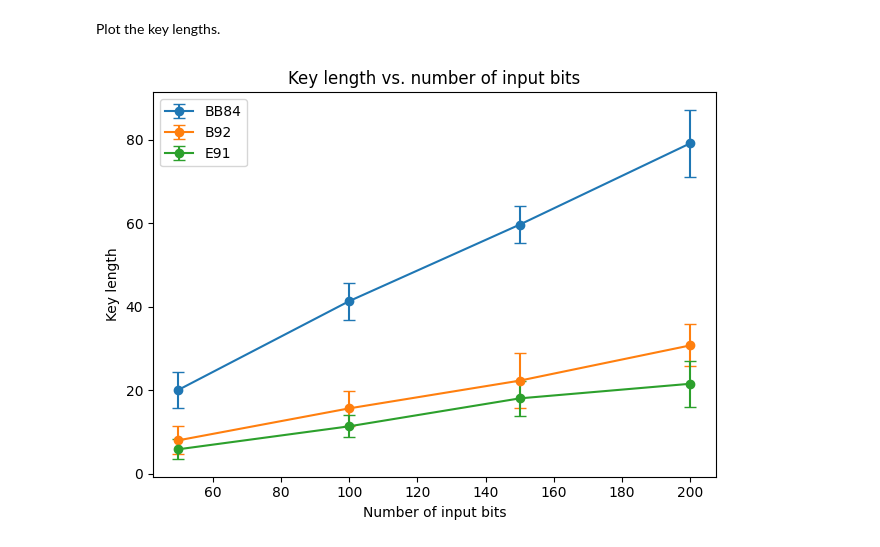
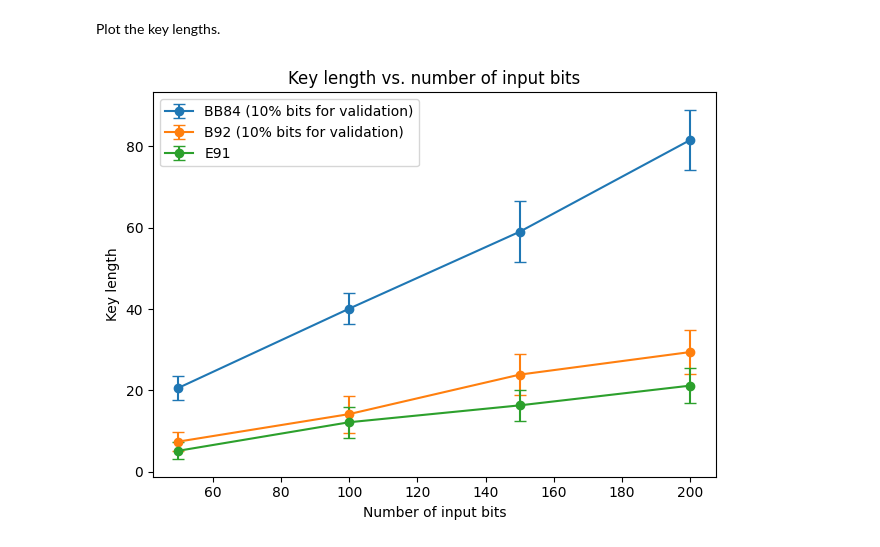
Before and after one commit to sbaldasty/pychorq, a Jupyter notebook: src/analysis/length.ipynb, the cells around one changed output. Cells and saved outputs as stored; diff of their text form; code cells hidden in the pictures.

```diff
--- a/src/analysis/length.ipynb
+++ b/src/analysis/length.ipynb
@@ -14,12 +18,11 @@ PCT_CHK = 10
 
 alice = Party('alice')
 bob = Party('bob')
+eve = Party('eve')
 source = Party('source')
 # %% [markdown]
 Run each protocol a number of times for various bit counts.
 # %%
-import numpy as np
-
 bit_vals = []
 bb84_lens = []
 b92_lens = []
@@ -30,11 +33,11 @@ for n_bits in N_BIT_VALS:
     b92_trial_lens = []
     e91_trial_lens = []
     for _ in range(N_TRIALS):
-        a_key, _, _, _ = bb84(alice, bob, n_bits, max(1, n_bits // PCT_CHK), 0)
+        a_key, _, _, _ = bb84(alice, bob, eve, n_bits, max(1, n_bits // PCT_CHK))
         bb84_trial_lens.append(len(a_key.val))
-        a_key, _, _, _ = b92(alice, bob, n_bits, max(1, n_bits // PCT_CHK), 0)
+        a_key, _, _, _ = b92(alice, bob, eve, n_bits, max(1, n_bits // PCT_CHK))
         b92_trial_lens.append(len(a_key.val))
-        a_key, _, _, _ = e91(alice, bob, n_bits, source)
+        a_key, _, _, _ = e91(alice, bob, eve, source, n_bits)
         e91_trial_lens.append(len(a_key.val))
     bit_vals.append(n_bits)
     bb84_lens.append(bb84_trial_lens)
@@ -43,24 +46,22 @@ for n_bits in N_BIT_VALS:
 # %% [markdown]
 Plot the key lengths.
 # %%
-import matplotlib.pyplot as plt
-
-bb84_means = [np.mean(lens) for lens in bb84_lens]
-bb84_stds = [np.std(lens) for lens in bb84_lens]
-b92_means = [np.mean(lens) for lens in b92_lens]
-b92_stds = [np.std(lens) for lens in b92_lens]
-e91_means = [np.mean(lens) for lens in e91_lens]
-e91_stds = [np.std(lens) for lens in e91_lens]
+bb84_means = [mean(lens) for lens in bb84_lens]
+bb84_stds = [std(lens) for lens in bb84_lens]
+b92_means = [mean(lens) for lens in b92_lens]
+b92_stds = [std(lens) for lens in b92_lens]
+e91_means = [mean(lens) for lens in e91_lens]
+e91_stds = [std(lens) for lens in e91_lens]
 
 fig, ax = plt.subplots()
 ax.errorbar(bit_vals, bb84_means, yerr=bb84_stds, label=f'BB84 ({PCT_CHK}% bits for validation)', marker='o', capsize=4)
 ax.errorbar(bit_vals, b92_means,  yerr=b92_stds,  label=f'B92 ({PCT_CHK}% bits for validation)',  marker='o', capsize=4)
 ax.errorbar(bit_vals, e91_means,  yerr=e91_stds,  label='E91',  marker='o', capsize=4)
 ax.set_xlabel('Number of input bits')
 ax.set_ylabel('Key length')
 ax.set_title('Key length vs. number of input bits')
 ax.legend()
 plt.tight_layout()
 plt.show()
 # %% [output]
-[figure, old version]
+[figure, new version]
```
Also changed, not shown: parts of 1 cell of this notebook, 6 other files.
